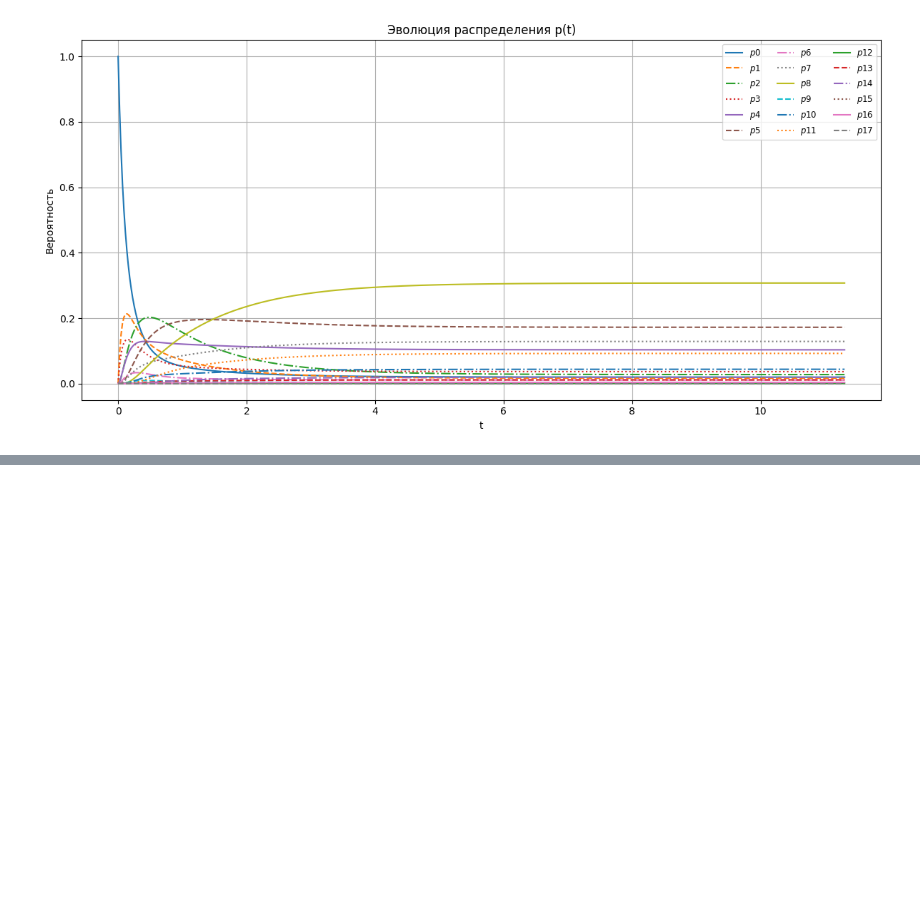
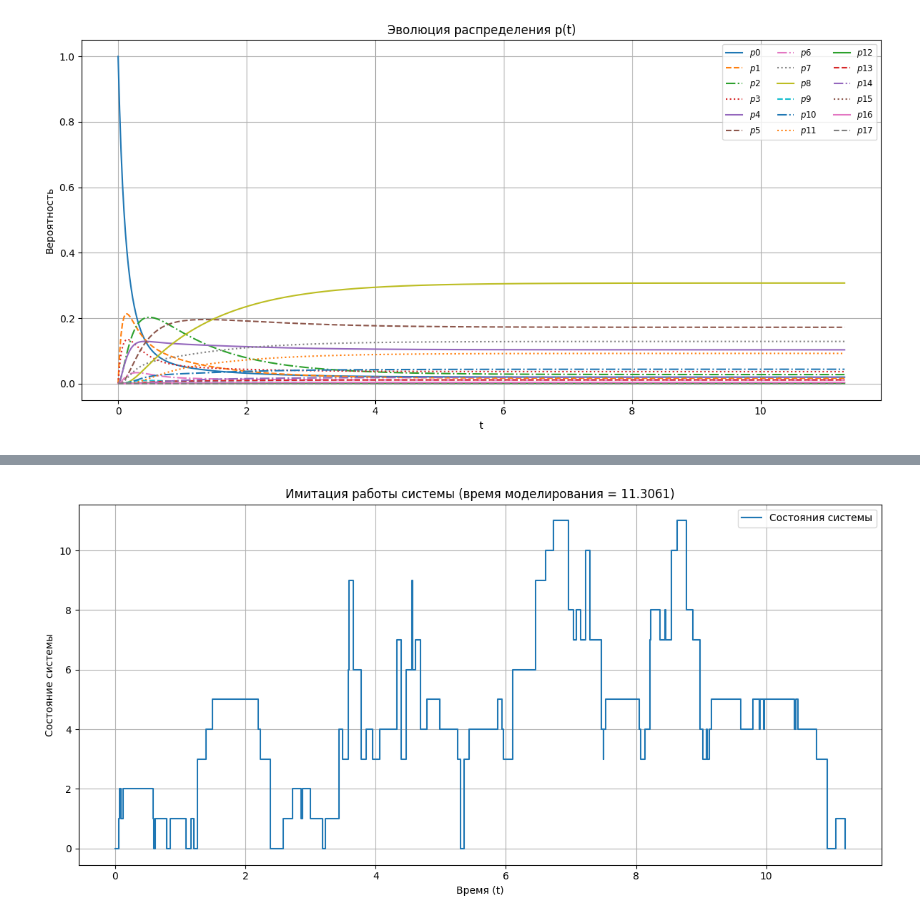
Before and after one commit to nupellot/Markov-chains, a Jupyter notebook: 2.2.ipynb, the cells around one changed output, grey strips where cells are left out. Cells and saved outputs as stored; diff of their text form; code cells hidden in the pictures; blank space fills up the shorter version.

```diff
--- a/2.2.ipynb
+++ b/2.2.ipynb
@@ -646,0 +651,91 @@ if __name__ == "__main__":
+# %%
+import numpy as np
+import matplotlib.pyplot as plt
+
+
+def simulate_ctmc(Q: np.ndarray, initial_state: int, total_time: float, max_steps: int = 10000):
+    """
+    Симуляция марковской цепи с непрерывными переходами (CTMC) на основе матрицы интенсивностей Q.
+
+    Параметры:
+        Q : np.ndarray
+            Матрица интенсивностей (размер m x m).
+        initial_state : int
+            Начальное состояние системы.
+        total_time : float
+            Время моделирования (2τ).
+        max_steps : int
+            Максимальное количество шагов симуляции.
+
+    Возвращает:
+        times : np.ndarray
+            Временные метки событий.
+        states : np.ndarray
+            Состояния системы в момент времени.
+    """
+    # Число состояний системы
+    m = Q.shape[0]
+
+    # Переводим Q в форму, пригодную для моделирования
+    Q_diag = np.diag(Q)  # Диагональные элементы (отрицательные интенсивности)
+    Q_offdiag = Q - np.diag(Q_diag)  # Вне диагональных элементов (положительные интенсивности)
+
+    # Список для хранения состояний и времени событий
+    times = [0]
+    states = [initial_state]
+
+    # Начальное состояние
+    current_state = initial_state
+    current_time = 0
+
+    # Выполняем симуляцию
+    for step in range(max_steps):
+        # Массив интенсивностей переходов из текущего состояния
+        transition_intensities = Q_offdiag[current_state]
+
+        # Вероятности перехода из текущего состояния в другие
+        total_intensity = -Q_diag[current_state]
+        rates = transition_intensities / total_intensity
+
+        # Вычисляем время до следующего события
+        time_to_next_event = np.random.exponential(1 / total_intensity)
+
+        # Переход к следующему состоянию
+        next_state = np.random.choice(m, p=rates)
+
+        # Обновляем текущее время и состояние
+        current_time += time_to_next_event
+        current_state = next_state
+
+        # Добавляем событие в список, если оно произошло до максимального времени
+        if current_time > total_time:
+            break
+
+        times.append(current_time)
+        states.append(current_state)
+
+    return np.array(times), np.array(states)
+
+
+if __name__ == "__main__":
+    # Генерация матрицы интенсивностей для цепи Маркова (вместо build_Q_matrix_cold_standby_numeric)
+    states, Q = build_Q_matrix_cold_standby_numeric(lambda_A, lambda_B)  # Эта функция должна быть определена вами
+
+    # Время моделирования из предыдущего расчета
+    t_model = 2 * tau  # Полученное в п. 7 время моделирования (2τ)
+
+    # Симуляция
+    times, states = simulate_ctmc(Q, initial_state=0, total_time=t_model)
+
+    # Визуализация результатов
+    plt.figure(figsize=(12, 6))
+    plt.step(times, states, where='post', label='Состояния системы')
+    plt.xlabel('Время (t)')
+    plt.ylabel('Состояние системы')
+    plt.title(f'Имитация работы системы (время моделирования = {t_model:.4f})')
+    plt.grid(True)
+    plt.legend()
+    plt.tight_layout()
+    plt.show()
+# %% [output]
+[figure, added]
```
Also changed, not shown: parts of 3 cells of this notebook.
